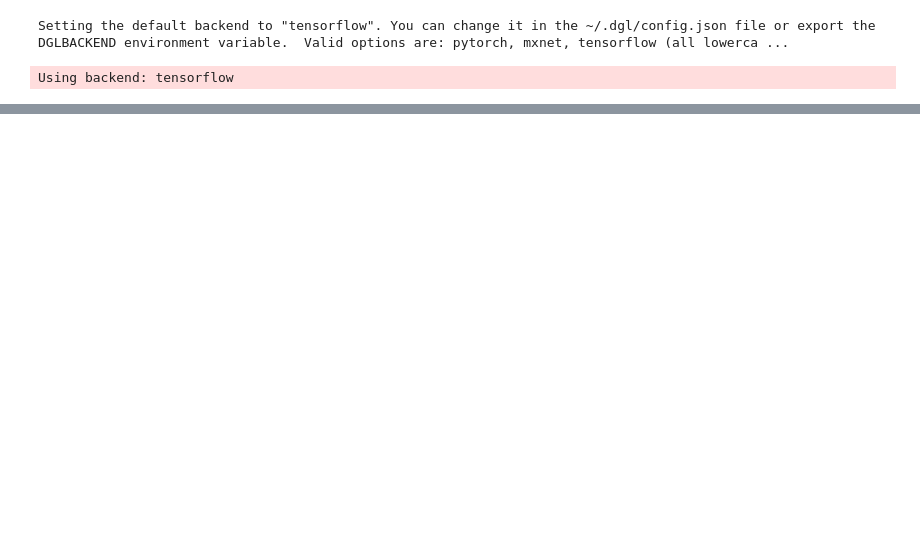
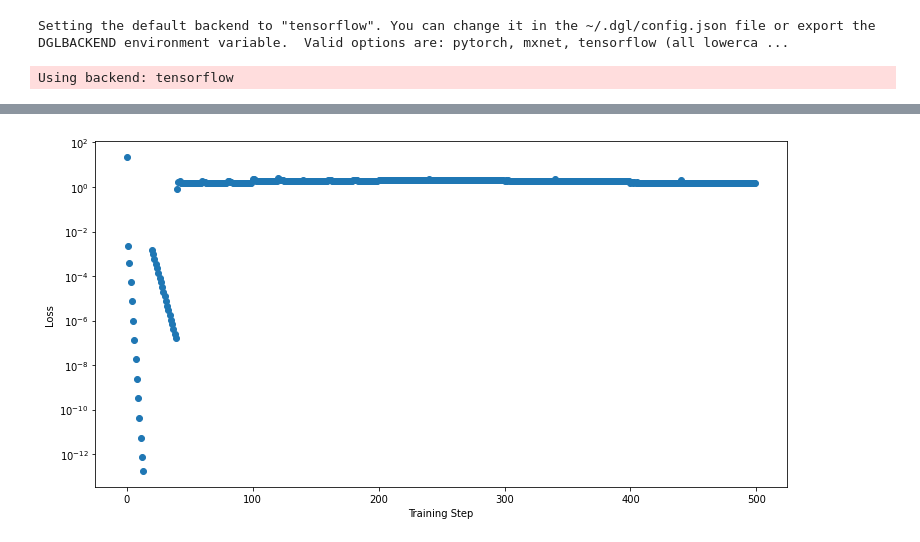
Before and after one commit to RoryGeeson/multi-step-framework, a Jupyter notebook: examples/Pareto_test/Pareto_test.ipynb, the cells around one changed output, grey strips where cells are left out. Drawn from its saved outputs; the diff is of its cells as text; code cells hidden in the pictures; blank space fills up the shorter version.

```diff
--- a/examples/Pareto_test/Pareto_test.ipynb
+++ b/examples/Pareto_test/Pareto_test.ipynb
@@ -131,0 +150,10 @@ pareto.savefig('././figures/pareto_Pareto_test.pdf')
+# %%
+loss_fig = plt.figure(figsize=(12, 6))
+ax = loss_fig.add_axes([0.1, 0.1, 0.8, 0.8])
+ax.scatter(range(len(losses)),losses)
+ax.set_yscale('log')
+ax.set_xlabel('Training Step')
+ax.set_ylabel('Loss')
+loss_fig.savefig('././figures/losses.pdf')
+# %% [output]
+[figure, added]
```
Also changed, not shown: parts of 9 cells of this notebook, 7 other files.
